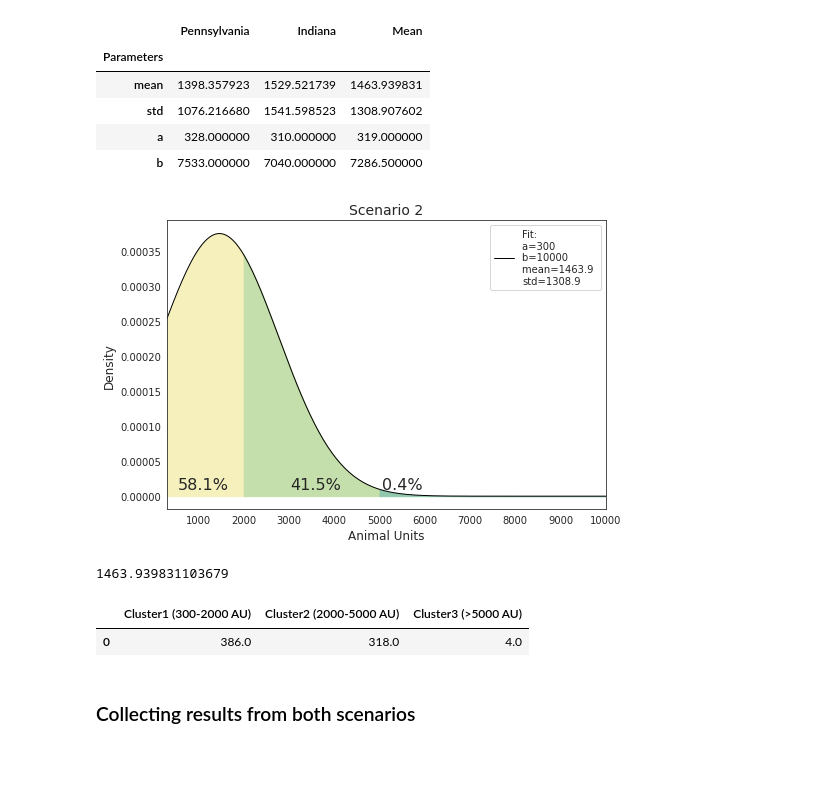
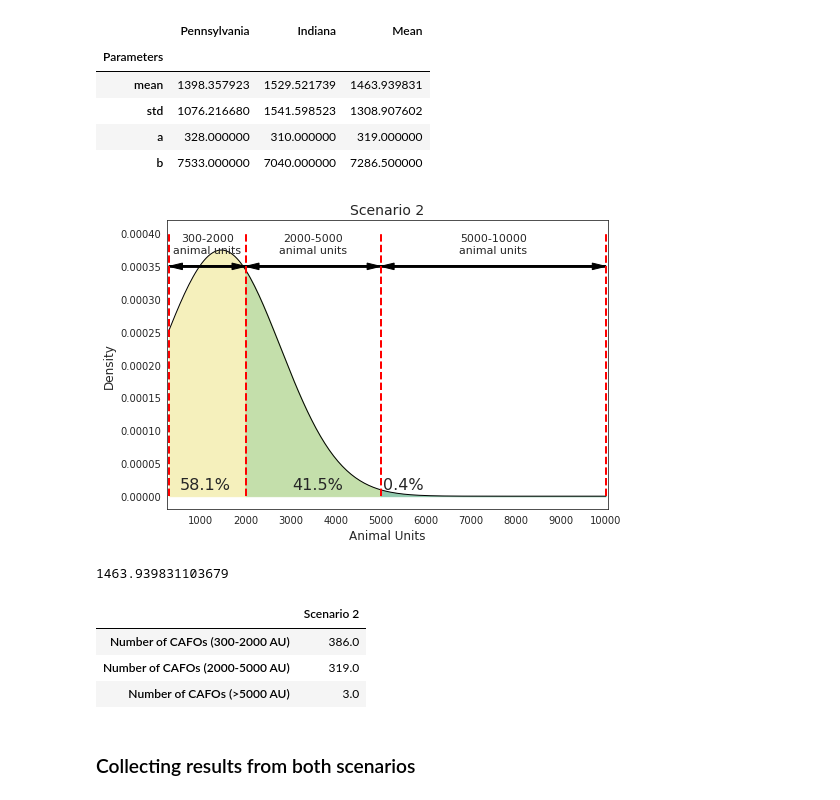
Before and after one commit to emartinher-ULaval/Ontario_P-FlowsRecovery, a Jupyter notebook: Data/CAFOSSizesDistributions/CAFOS_Sizes_Distributions.ipynb, the cells around one changed output. Cells and saved outputs as stored; diff of their text form; code cells hidden in the pictures; blank space fills up the shorter version.

```diff
--- a/Data/CAFOSSizesDistributions/CAFOS_Sizes_Distributions.ipynb
+++ b/Data/CAFOSSizesDistributions/CAFOS_Sizes_Distributions.ipynb
@@ -663,8 +691,8 @@ ax.plot(x, stats.truncnorm.pdf(x,
                                                               b_Scenario2,
                                                              round(mean_Scenario2,1),round(std_Scenario2,1)))
 # ax.hist(CAFOs_Merged[state].dropna().values, density=True, histtype='stepfilled', alpha=1) #bins=CAFOs_Merged[state].dropna().count() NumberOfBins(CAFOs_Merged['Ohio'].dropna())
-ax.set_xlim(xmin = a_Scenario2, xmax = b_Scenario2)
-ax.legend() #names_outflows, loc='upper center', ncol=1, prop={'size': 12}, bbox_to_anchor=(0.35, 0.36)
+ax.set_xlim(xmin = a_Scenario2-50, xmax = b_Scenario2+50)
+# ax.legend(loc='center right') #names_outflows, loc='upper center', ncol=1, prop={'size': 12}, bbox_to_anchor=(0.35, 0.36)
 ax.set_xlabel("Animal Units", fontsize=12)
 ax.set_ylabel("Density", fontsize=12)
 # ax.set_xticks(np.linspace(CAFOs_Merged[state].min(),CAFOs_Merged[state].max(),5))
@@ -701,34 +729,71 @@ color_dict = {Cluster1_lb_ub:'#F5F0BB',
 pos_dict = {Cluster1_lb_ub:[1100, 0.00001],
              Cluster2_lb_ub:[3600, 0.00001],
              Cluster3_lb_ub:[5500, 0.00001],}
 
 for i in [Cluster1_lb_ub,Cluster2_lb_ub,Cluster3_lb_ub]:
     probability, error = integrate.quad(func, i[0], i[1])
     name = str(i[0])+'-'+str(i[1])
     param_df_Scenario2Cluster[name] = np.nan
     param_df_Scenario2Cluster.loc['probability'][name] = probability
     param_df_Scenario2Cluster.loc['error'][name] = error
     param_df_Scenario2Cluster.loc['Animal units'][name] = param_df_Scenario2Cluster.loc['probability'][name]*TotalCattleAU_2019
 
 
     ax.fill_between(np.linspace(i[0],i[1],200),func(x = np.linspace(i[0],i[1],200)),
                color= color_dict[i],
                 alpha= 0.99)
 
     ax.text(pos_dict[i][0], pos_dict[i][1], str((param_df_Scenario2Cluster.loc['probability'][name]*100).round(1))+'%',
          fontsize=16, horizontalalignment='center')
 
 
 
 param_df_Scenario2Cluster.to_csv('Scenario2/param_df_Scenario2Cluster.csv')
 
+ax.vlines(x=[Cluster1_lb_ub[0],Cluster1_lb_ub[1],Cluster2_lb_ub[1],Cluster3_lb_ub[1]],
+          ymin=0, ymax=0.0004,
+            colors='red', ls='--', lw=2) #
+
+plt.arrow(x=Cluster1_lb_ub[0], y=0.00035,
+          dx=Cluster1_lb_ub[1]-Cluster1_lb_ub[0],
+          dy=0, head_width=0.00001, head_length=300, width=0.0000025, color='k', length_includes_head=True)
+plt.arrow(x=Cluster1_lb_ub[1], y=0.00035,
+          dx=-(Cluster1_lb_ub[1]-Cluster1_lb_ub[0]),
+          dy=0, head_width=0.00001, head_length=300, width=0.0000025, color='k', length_includes_head=True)
+
+plt.arrow(x=Cluster2_lb_ub[0], y=0.00035,
+          dx=Cluster2_lb_ub[1]-Cluster2_lb_ub[0],
+          dy=0, head_width=0.00001, head_length=300, width=0.0000025, color='k', length_includes_head=True)
+plt.arrow(x=Cluster2_lb_ub[1], y=0.00035,
+          dx=-(Cluster2_lb_ub[1]-Cluster2_lb_ub[0]),
+          dy=0, head_width=0.00001, head_length=300, width=0.0000025, color='k', length_includes_head=True)
+
+plt.arrow(x=Cluster3_lb_ub[0], y=0.00035,
+          dx=Cluster3_lb_ub[1]-Cluster3_lb_ub[0],
+          dy=0, head_width=0.00001, head_length=300, width=0.0000025, color='k', length_includes_head=True)
+plt.arrow(x=Cluster3_lb_ub[1], y=0.00035,
+          dx=-(Cluster3_lb_ub[1]-Cluster3_lb_ub[0]),
+          dy=0, head_width=0.00001, head_length=300, width=0.0000025, color='k', length_includes_head=True)
+
+
+ax.text((Cluster1_lb_ub[1]+Cluster1_lb_ub[0])/2, 0.00037,
+        str(Cluster1_lb_ub[0])+'-'+str(Cluster1_lb_ub[1])+'\nanimal units',
+         fontsize=11, horizontalalignment='center')
+
+ax.text((Cluster2_lb_ub[1]+Cluster2_lb_ub[0])/2, 0.00037,
+        str(Cluster2_lb_ub[0])+'-'+str(Cluster2_lb_ub[1])+'\nanimal units',
+         fontsize=11, horizontalalignment='center')
+
+ax.text((Cluster3_lb_ub[1]+Cluster3_lb_ub[0])/2, 0.00037,
+        str(Cluster3_lb_ub[0])+'-'+str(Cluster3_lb_ub[1])+'\nanimal units',
+         fontsize=11, horizontalalignment='center')
 
 fig.tight_layout()
 plt.savefig('Scenario2/Scenario2_CAFOs_Size_Distribution.pdf', bbox_inches='tight',)
 plt.savefig('Scenario2/Scenario2_CAFOs_Size_Distribution.svg', bbox_inches='tight',)
 # param_df.round(decimals=3).to_csv('param_df.csv')
 # %% [output]
-[figure, old version]
+[figure, new version]
 # %%
 mean_Scenario2
 # %% [output]
@@ -757,15 +822,19 @@ while j < N:
     xCAFO_MC_Cluster2.append(len([i for i in xCAFO_MCvector if 2000 < i <= 5000]))
     xCAFO_MC_Cluster3.append(len([i for i in xCAFO_MCvector if i > 5000]))
 # %%
-Results_Scenario2 = {'Cluster1 (300-2000 AU)':[np.mean(xCAFO_MC_Cluster1).round(0)],
-                     'Cluster2 (2000-5000 AU)':[np.mean(xCAFO_MC_Cluster2).round(0)],
-                     'Cluster3 (>5000 AU)':[np.mean(xCAFO_MC_Cluster3).round(0)],
+Results_Scenario2 = {'Number of CAFOs (300-2000 AU)':[np.mean(xCAFO_MC_Cluster1).round(0)],
+                     'Number of CAFOs (2000-5000 AU)':[np.mean(xCAFO_MC_Cluster2).round(0)],
+                     'Number of CAFOs (>5000 AU)':[np.mean(xCAFO_MC_Cluster3).round(0)],
                     }
-Results_Scenario2_df = pd.DataFrame(data=Results_Scenario2)
+Results_Scenario2_df = pd.DataFrame.from_dict(data=Results_Scenario2,orient='index',columns=['Scenario 2'])
+Results_Scenario2_df.to_csv('Scenario2/Results_Scenario2_df.csv')
+
 Results_Scenario2_df
 # %% [output]
-|  | Cluster1 (300-2000 AU) | Cluster2 (2000-5000 AU) | Cluster3 (>5000 AU) |
-| 0 | 386.0 | 318.0 | 4.0 |
+|  | Scenario 2 |
+| Number of CAFOs (300-2000 AU) | 386.0 |
+| Number of CAFOs (2000-5000 AU) | 319.0 |
+| Number of CAFOs (>5000 AU) | 3.0 |
 # %% [markdown]
 ### Collecting results from both scenarios
 # %%
```
Also changed, not shown: parts of 6 cells of this notebook, 15 other files.
